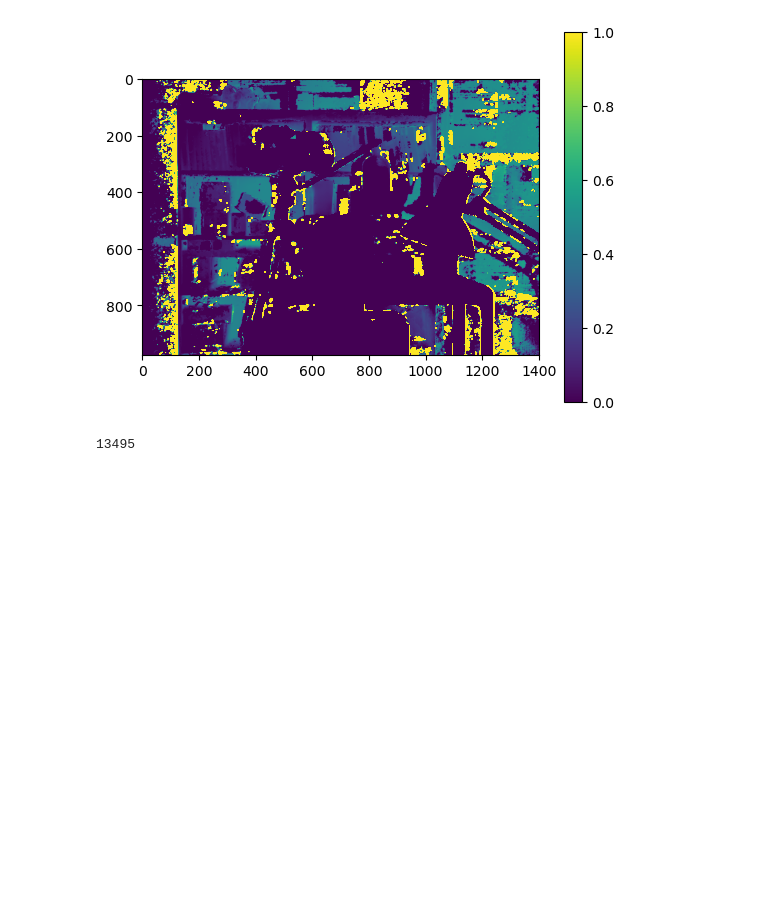
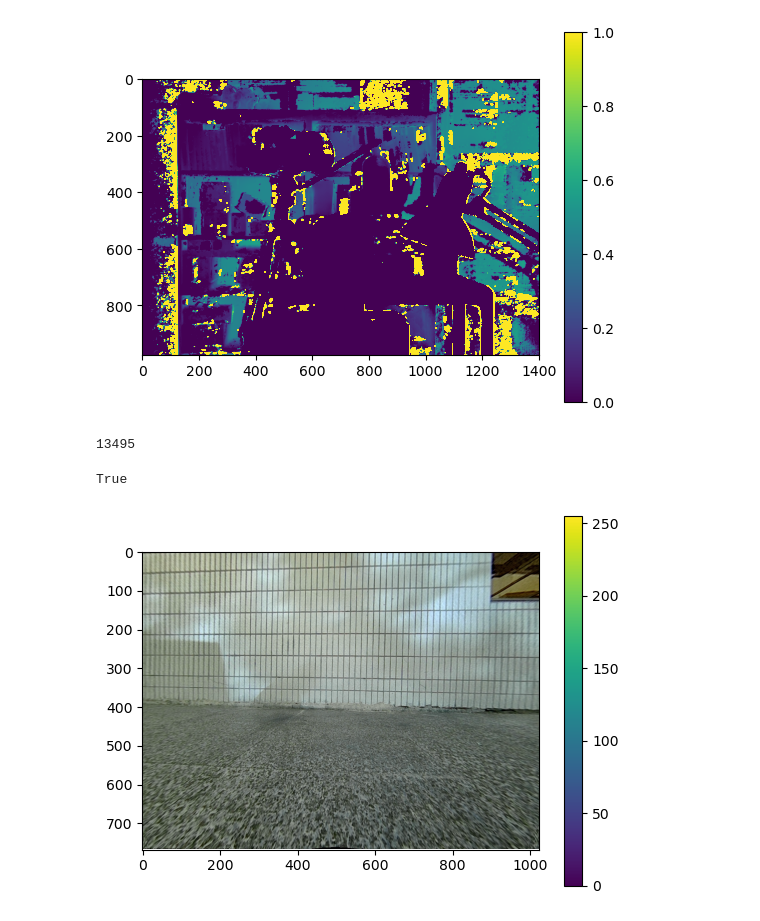
Before and after one commit to WEIIEW97/disp-refine-by-OT, a Jupyter notebook: research.ipynb, the cells around one changed output. Drawn from its saved outputs; the diff is of its cells as text; code cells hidden in the pictures; blank space fills up the shorter version.

```diff
--- a/research.ipynb
+++ b/research.ipynb
@@ -949,3 +963,64 @@ import gc
 gc.collect()
 # %% [output]
 13495
+# %%
+import cv2
+import numpy as np
+
+def enhance_stereo_pair(left_img_path, right_img_path, intensity=0.3):
+    # Read both images
+    left_img = cv2.imread(left_img_path)
+    right_img = cv2.imread(right_img_path)
+
+    # Create copies
+    left_result = left_img.copy()
+    right_result = right_img.copy()
+
+    # 1. Subtle local contrast enhancement - using same CLAHE object
+    # This helps emphasize existing features without creating new ones
+    clahe = cv2.createCLAHE(clipLimit=2.0, tileGridSize=(8,8))
+
+    # Process left image
+    left_lab = cv2.cvtColor(left_result, cv2.COLOR_BGR2LAB)
+    l1, a1, b1 = cv2.split(left_lab)
+    l1 = clahe.apply(l1)
+    left_lab = cv2.merge((l1,a1,b1))
+    left_result = cv2.cvtColor(left_lab, cv2.COLOR_LAB2BGR)
+
+    # Process right image with identical parameters
+    right_lab = cv2.cvtColor(right_result, cv2.COLOR_BGR2LAB)
+    l2, a2, b2 = cv2.split(right_lab)
+    l2 = clahe.apply(l2)
+    right_lab = cv2.merge((l2,a2,b2))
+    right_result = cv2.cvtColor(right_lab, cv2.COLOR_LAB2BGR)
+
+    # 2. Very subtle sharpening to enhance existing edges
+    # Using a conservative kernel that won't create artifacts
+    kernel = np.array([[-0.1,-0.1,-0.1],
+                      [-0.1, 1.8,-0.1],
+                      [-0.1,-0.1,-0.1]])
+
+    left_result = cv2.filter2D(left_result, -1, kernel)
+    right_result = cv2.filter2D(right_result, -1, kernel)
+
+    # Blend with original images using same weights to maintain consistency
+    left_result = cv2.addWeighted(left_img, 1-intensity, left_result, intensity, 0)
+    right_result = cv2.addWeighted(right_img, 1-intensity, right_result, intensity, 0)
+
+    return left_result, right_result
+# Usage example:
+left_augmented, right_augmented = enhance_stereo_pair(
+    '/home/william/extdisk/data/test_mono/12.png',
+    '/home/william/extdisk/data/test_mono/12_r.png',
+    intensity=0.35
+)
+
+# Save results
+cv2.imwrite('/home/william/extdisk/data/test_mono/12_aug.png', left_augmented)
+cv2.imwrite('/home/william/extdisk/data/test_mono/12_r_aug.png', right_augmented)
+# %% [output]
+True
+# %%
+figure_show(left_augmented)
+# %% [output]
+[figure, added]
```
Also changed, not shown: parts of 4 cells of this notebook, 17 other files.
